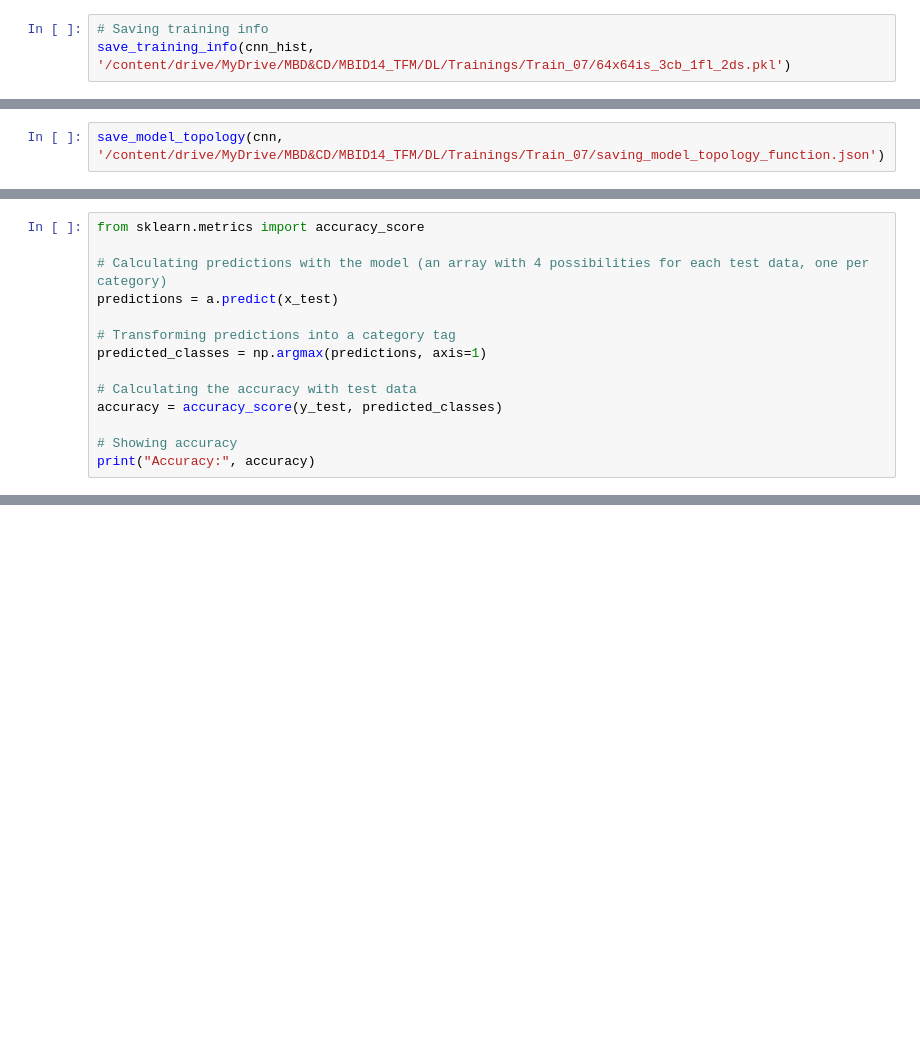
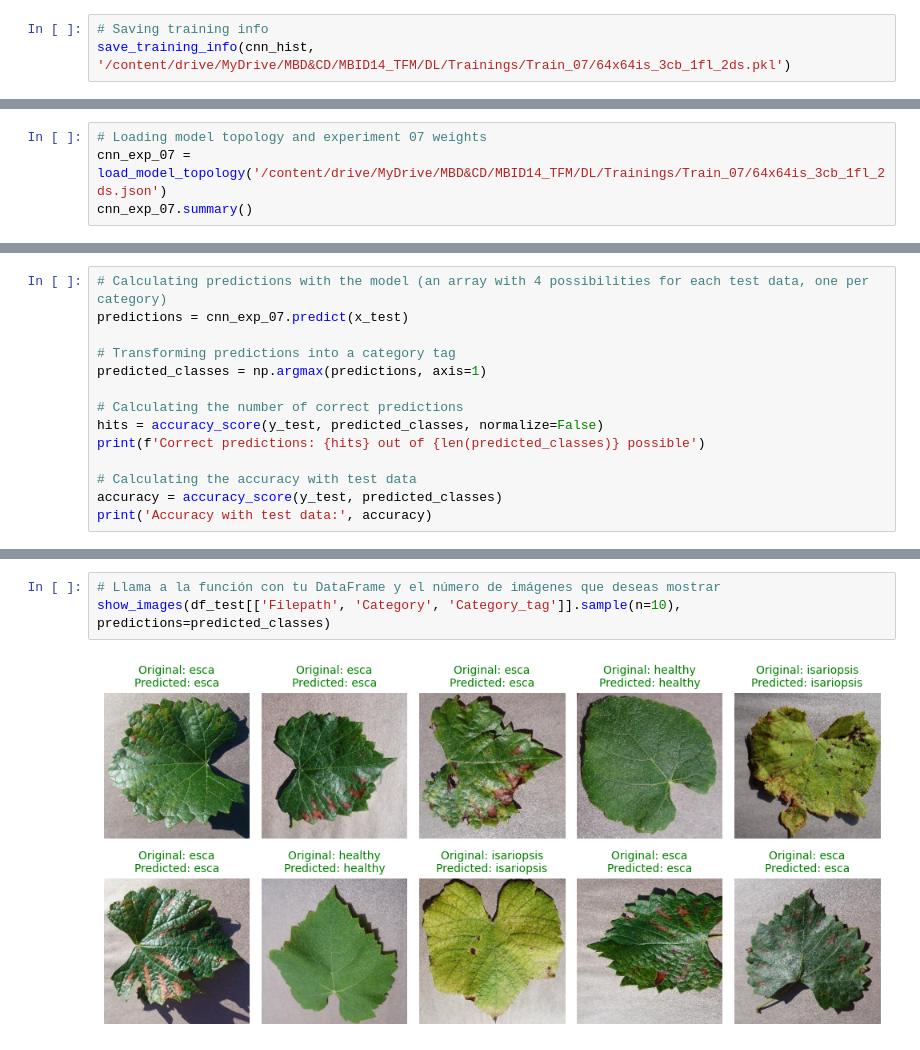
Before and after one commit to jramon-mm/14MBID-TFM, a Jupyter notebook: Crop-Disease-Detection/Crop_disease_detection.ipynb, the cells around one changed output, grey strips where cells are left out. Drawn from its saved outputs; the diff is of its cells as text; blank space fills up the shorter version.

```diff
--- a/Crop-Disease-Detection/Crop_disease_detection.ipynb
+++ b/Crop-Disease-Detection/Crop_disease_detection.ipynb
@@ -788,2 +845,4 @@ save_training_info(cnn_hist, '/content/drive/MyDrive/MBD&CD/MBID14_TFM/DL/Traini
 # %%
-save_model_topology(cnn, '/content/drive/MyDrive/MBD&CD/MBID14_TFM/DL/Trainings/Train_07/saving_model_topology_function.json')
+# Loading model topology and experiment 07 weights
+cnn_exp_07 = load_model_topology('/content/drive/MyDrive/MBD&CD/MBID14_TFM/DL/Trainings/Train_07/64x64is_3cb_1fl_2ds.json')
+cnn_exp_07.summary()
@@ -823,15 +881,15 @@ load_model_weights(a, '/content/drive/MyDrive/MBD&CD/MBID14_TFM/DL/Trainings/Tra
 # %%
-from sklearn.metrics import accuracy_score
-
 # Calculating predictions with the model (an array with 4 possibilities for each test data, one per category)
-predictions = a.predict(x_test)
+predictions = cnn_exp_07.predict(x_test)
 
 # Transforming predictions into a category tag
 predicted_classes = np.argmax(predictions, axis=1)
 
+# Calculating the number of correct predictions
+hits = accuracy_score(y_test, predicted_classes, normalize=False)
+print(f'Correct predictions: {hits} out of {len(predicted_classes)} possible')
+
 # Calculating the accuracy with test data
 accuracy = accuracy_score(y_test, predicted_classes)
-
-# Showing accuracy
-print("Accuracy:", accuracy)
+print('Accuracy with test data:', accuracy)
 # %% [output]
@@ -890,0 +904,5 @@ Best epoch validation accuracy: 0.9762
+# %%
+# Llama a la función con tu DataFrame y el número de imágenes que deseas mostrar
+show_images(df_test[['Filepath', 'Category', 'Category_tag']].sample(n=10), predictions=predicted_classes)
+# %% [output]
+[figure, added]
```
Also changed, not shown: parts of 17 cells of this notebook.
